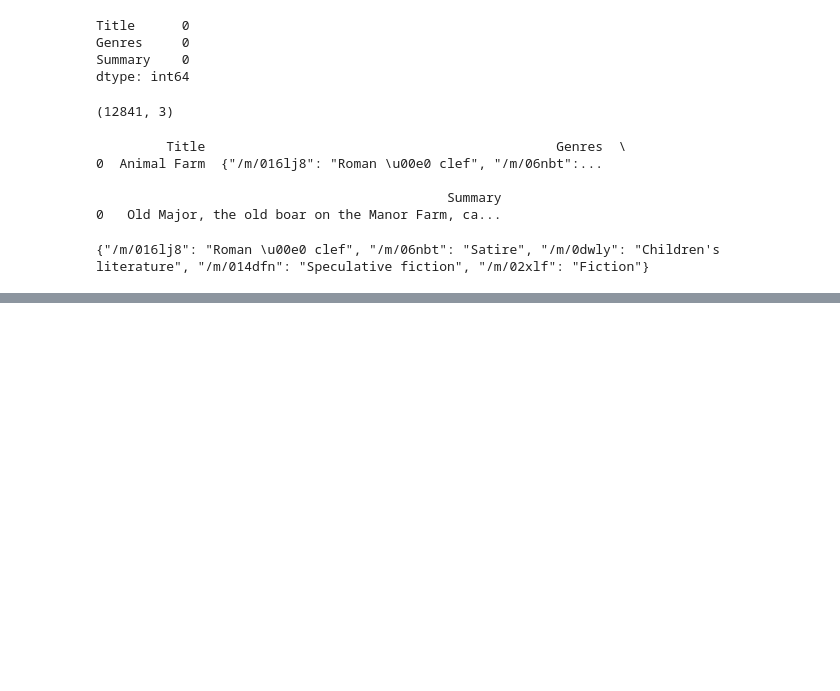
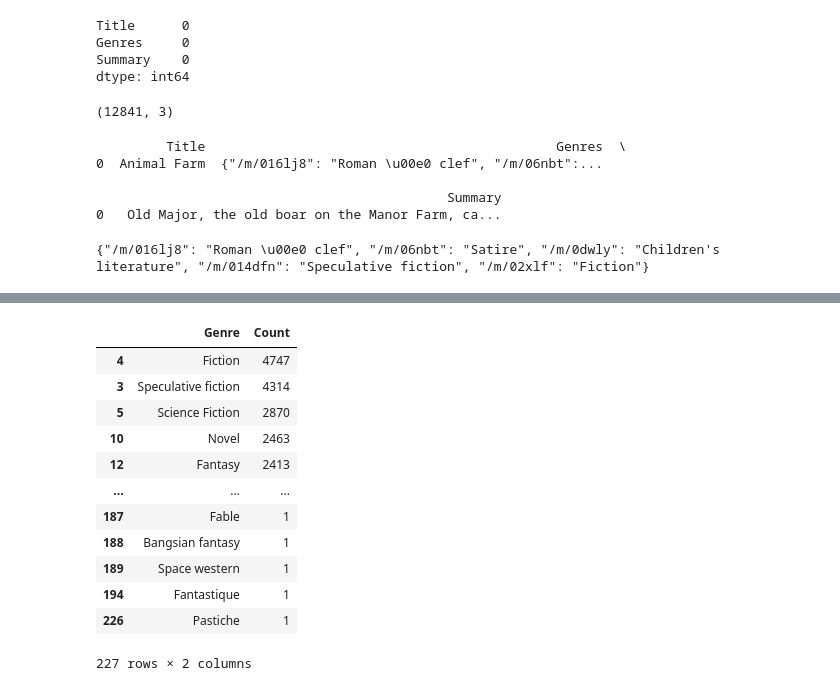
Before and after one commit to steven-lm/Genre-Classifier, a Jupyter notebook: notebook.ipynb, the cells around one changed output, grey strips where cells are left out. Saved outputs shown, nothing was run; the diff lists cells and outputs as text; code cells hidden in the pictures; blank space fills up the shorter version.

```diff
--- a/notebook.ipynb
+++ b/notebook.ipynb
@@ -59,0 +101,16 @@ print(word)
+# %%
+all_genres_df.sort_values(by='Count', ascending = False)
+# %% [output]
+|  | Genre | Count |
+| 4 | Fiction | 4747 |
+| 3 | Speculative fiction | 4314 |
+| 5 | Science Fiction | 2870 |
+| 10 | Novel | 2463 |
+| 12 | Fantasy | 2413 |
+| ... | ... | ... |
+| 187 | Fable | 1 |
+| 188 | Bangsian fantasy | 1 |
+| 189 | Space western | 1 |
+| 194 | Fantastique | 1 |
+| 226 | Pastiche | 1 |
+227 rows × 2 columns
```
Also changed, not shown: parts of 23 cells of this notebook, 1 other file.
